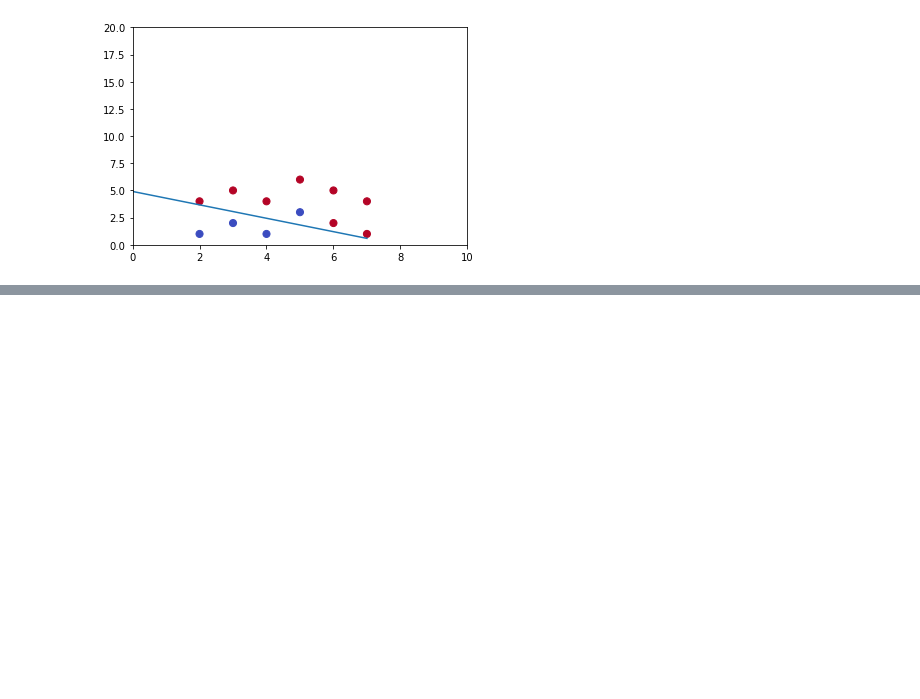
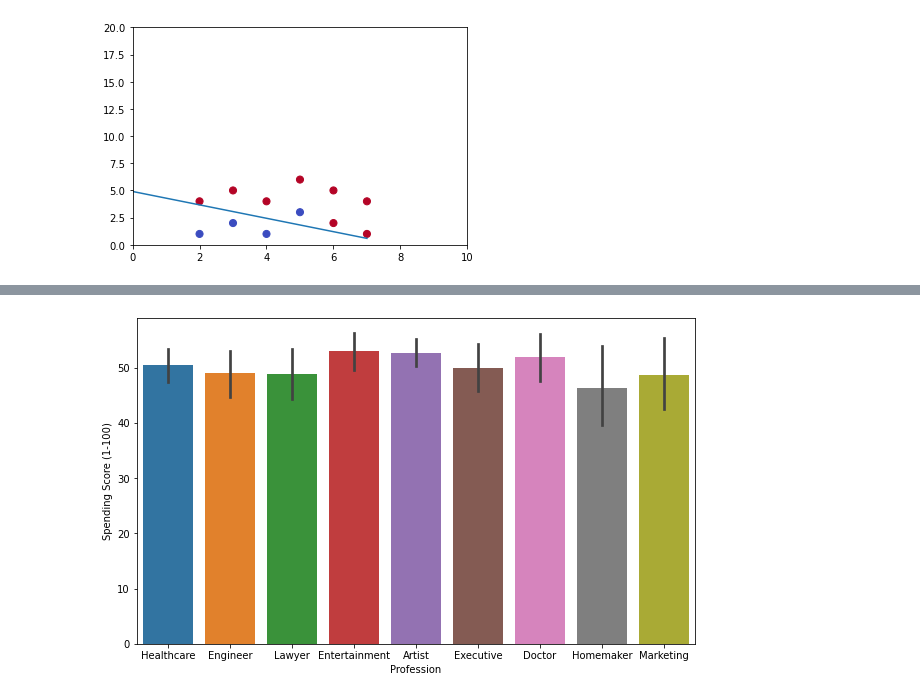
Before and after one commit to gaurav-karki2058/ML-Python, a Jupyter notebook: Linear_regression.ipynb, the cells around one changed output, grey strips where cells are left out. Cells and saved outputs as stored; diff of their text form; code cells hidden in the pictures; blank space fills up the shorter version.

```diff
--- a/Linear_regression.ipynb
+++ b/Linear_regression.ipynb
@@ -375,0 +348,6 @@ from sklearn.linear_model import LogisticRegression
+# %%
+plt.figure(figsize=(10,6))
+sns.barplot(x='Profession', y='Spending Score (1-100)', data=sales_data)
+plt.show()
+# %% [output]
+[figure, added]
```
Also changed, not shown: parts of 20 cells of this notebook, 1 other file.
